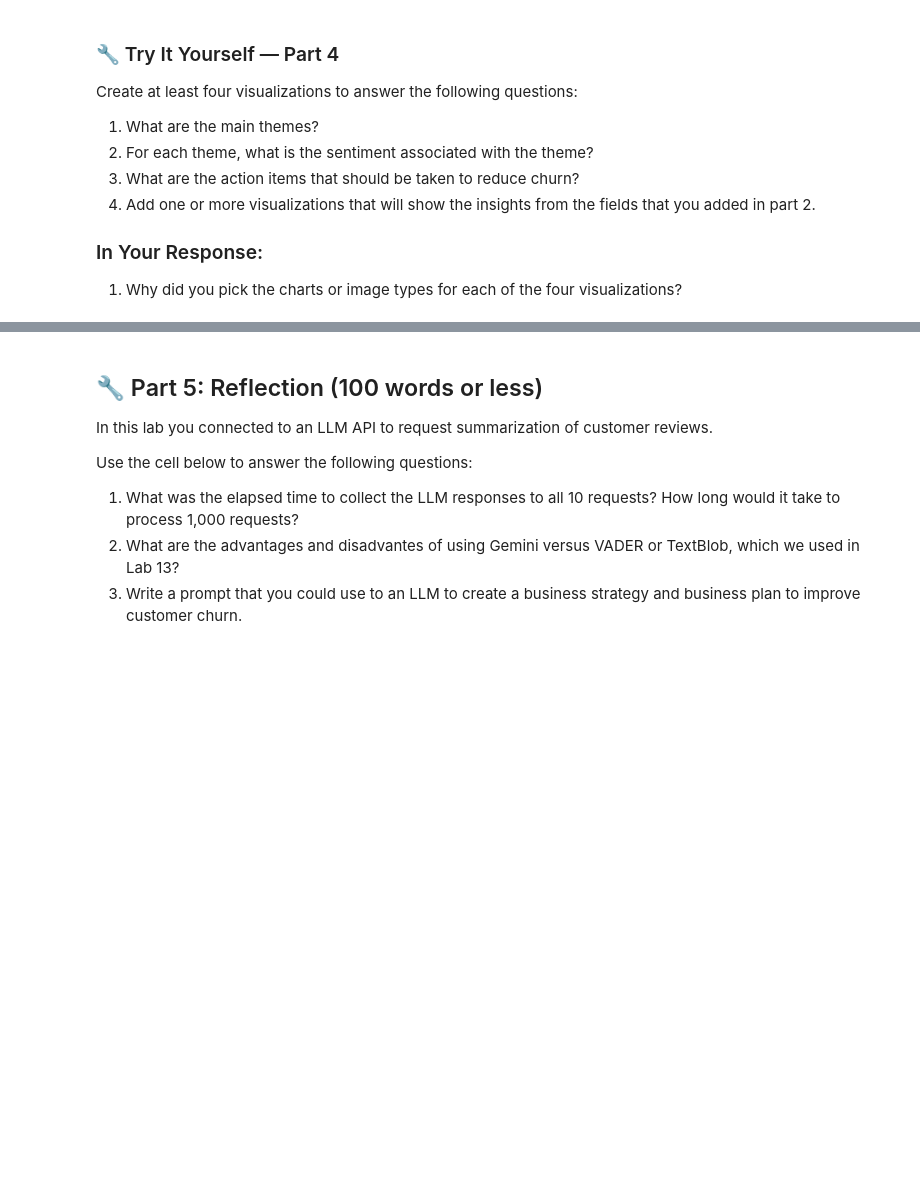
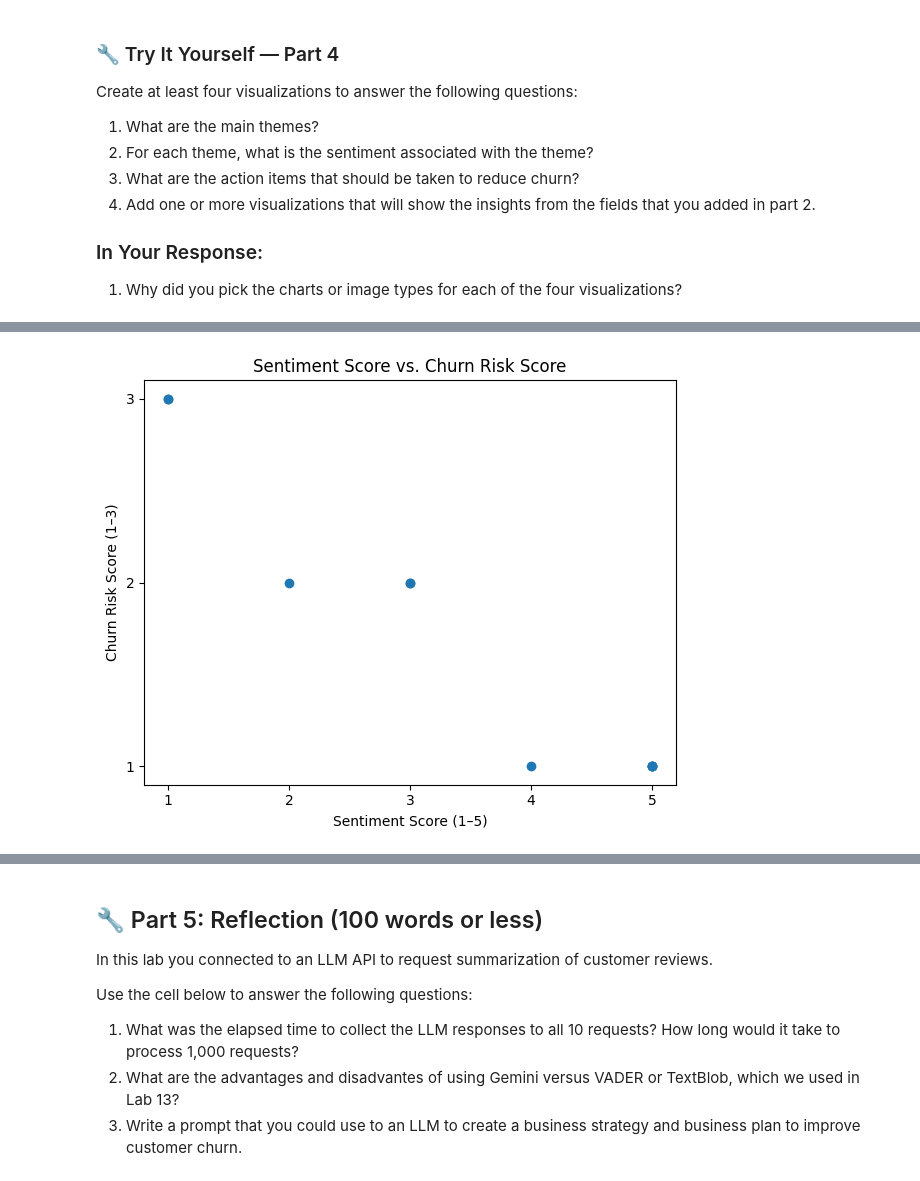
Before and after one commit to ANK016/codepath-fretwork, a Jupyter notebook: Labs/lab_14_API.ipynb, the cells around one changed output, grey strips where cells are left out. Saved outputs shown, nothing was run; the diff lists cells and outputs as text; code cells hidden in the pictures; blank space fills up the shorter version.

```diff
--- a/Labs/lab_14_API.ipynb
+++ b/Labs/lab_14_API.ipynb
@@ -188,0 +372,28 @@ Summarize the sentiment and most important points in the following user review f
+# %%
+results = []
+
+for idx, row in df.iterrows():
+    prompt = build_megatelco_prompt_json(row)
+    response = model.generate_content(prompt)
+
+    try:
+        data = json.loads(response.text)
+    except json.JSONDecodeError:
+        print(f"JSON parse error on row {idx}, raw text:")
+        print(response.text)
+        continue  # skip or handle manually
+
+    results.append({
+        "Date": row["Date"],
+        "Stars": row["Stars"],
+        "Review": row["Review"],
+        "summary": data.get("summary"),
+        "sentiment": data.get("sentiment"),
+        "themes": data.get("themes"),
+        "churn_risk": data.get("churn_risk"),
+        "sentiment_score": data.get("sentiment_score"),
+        "churn_risk_score": data.get("churn_risk_score"),
+    })
+
+# Convert list of dicts -> DataFrame
+gemini_df = pd.DataFrame(results)
@@ -210,0 +482,12 @@ Create at least four visualizations to answer the following questions:
+# %%
+plt.figure(figsize=(6, 5))
+plt.scatter(df["sentiment_score"], df["churn_risk_score"])
+plt.title("Sentiment Score vs. Churn Risk Score")
+plt.xlabel("Sentiment Score (1–5)")
+plt.ylabel("Churn Risk Score (1–3)")
+plt.xticks([1, 2, 3, 4, 5])
+plt.yticks([1, 2, 3])
+plt.tight_layout()
+plt.show()
+# %% [output]
+[figure, added]
```
Also changed, not shown: parts of 22 cells of this notebook.
